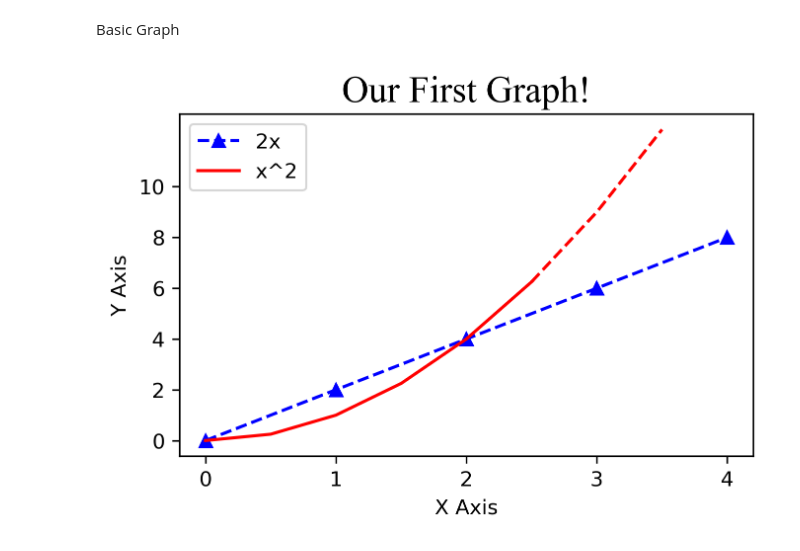
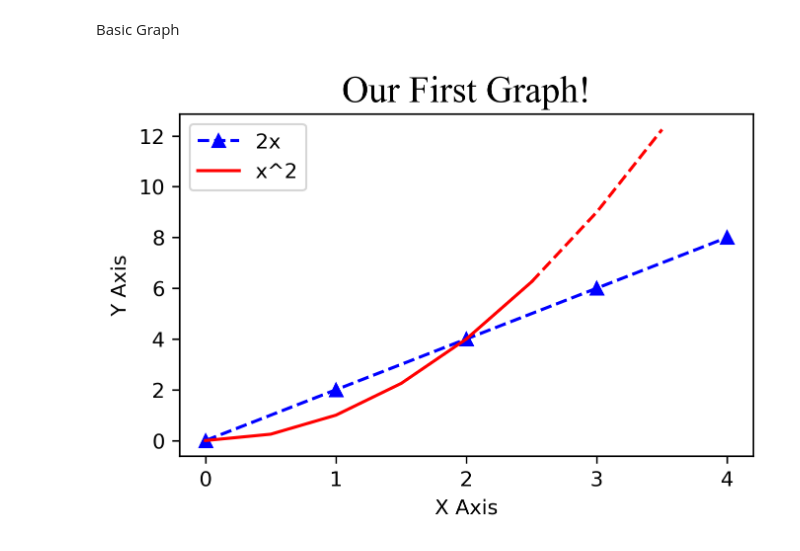
Before and after one commit to pernebay-arailym/Project_11_DataVisualization_Matplotlib, a Jupyter notebook: matplotlib.ipynb, the cells around one changed output. Drawn from its saved outputs; the diff is of its cells as text; code cells hidden in the pictures.

```diff
--- a/matplotlib.ipynb
+++ b/matplotlib.ipynb
@@ -9,31 +9,47 @@ Basic Graph
 # %%
 x = [0,1,2,3,4]
 y = [0,2,4,6,8]
 
 # Resize graph
 plt.figure(figsize=(5,3), dpi=300)
+# Line 1
 
-
+# Keyword Argument Notation
 #plt.plot(x,y, label='2x', color='red', linewidth=2, marker='.', linestyle='--', markersize=10, markeredgecolor='blue')
 
 # use shorthand notation
 # fmt = '[color][marker][line]'
 plt.plot(x,y, 'b^--', label='2x')
 
-## Line Number TWO
+## Line Number 2
+
+# select interval we want to plot points at
 x2 = np.arange(0,4,0.5)
+
+# Plot part of the graph as lone
 plt.plot(x2[:6], x2[:6]**2, 'r', label='x^2')
+
+# Plot remainder of graph as a dot
 plt.plot(x2[5:], x2[5:]**2, 'r--' )
 
+# Add a title (specify font parameters with fontdict)
 plt.title('Our First Graph!', fontdict={'fontname': 'Times New Roman', 'fontsize': 18})
+
+# X and Y Labels
 plt.xlabel('X Axis')
 plt.ylabel('Y Axis')
 
+#X, Y axis Tickmarks (scale of your graph)
 plt.xticks([0,1,2,3,4])
-plt.yticks([0,2,4,6,8,10])
+#plt.yticks([0,2,4,6,8,10])
 
+# Add a legend
 plt.legend()
 
+# Save figure (dpi 300 is good when saving so graph has high resolution)
+plt.savefig('mygraph.png', dpi=300)
+
+# Show plot
 plt.show()
 # %% [output]
-[figure, old version]
+[figure, new version]
```
